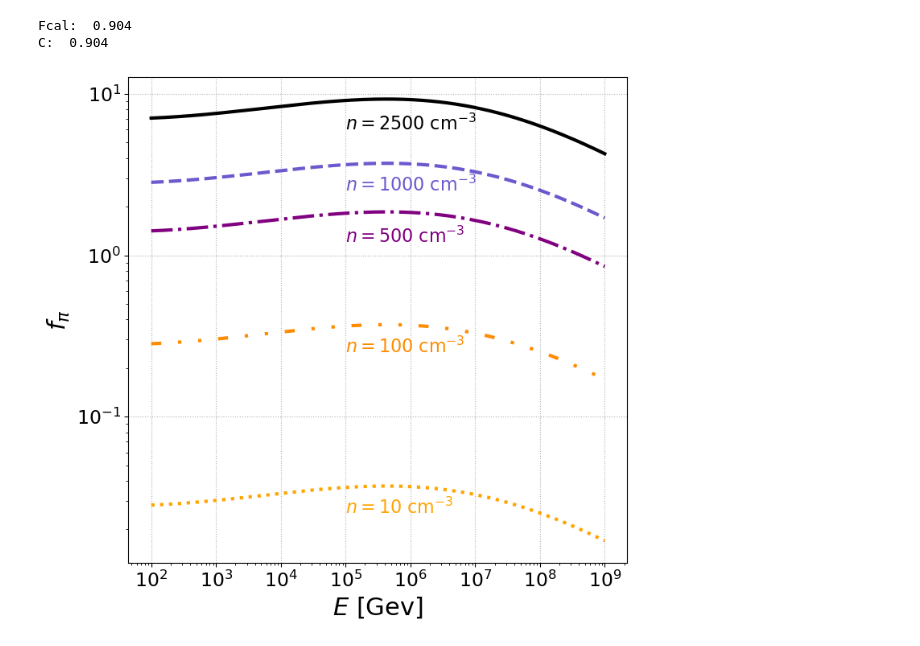
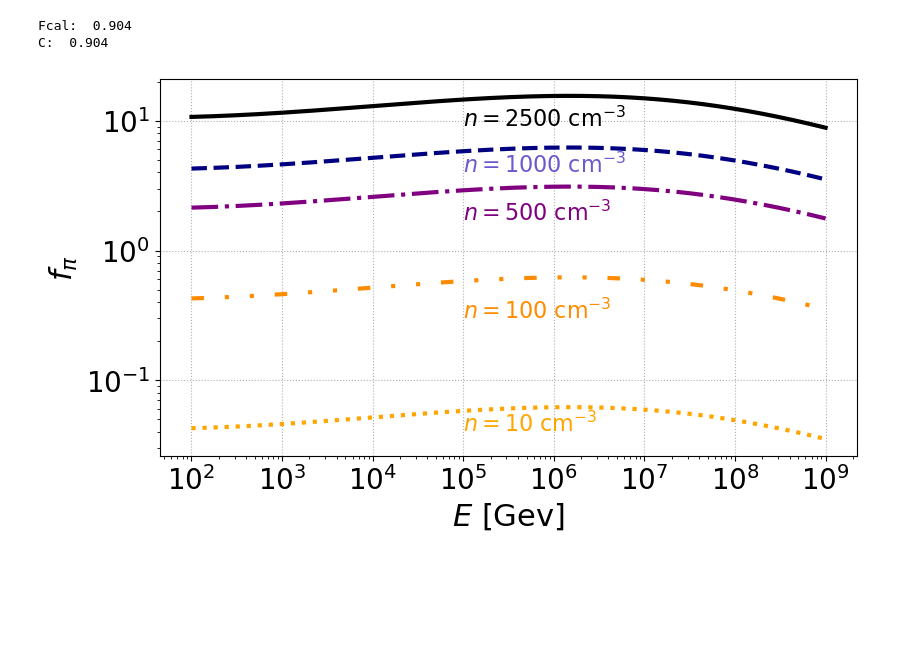
Before and after one commit to YarnoMerckx/u-lirg-timescale-analysis, a Jupyter notebook: Timescale.ipynb, the cells around one changed output. Saved outputs shown, nothing was run; the diff lists cells and outputs as text; code cells hidden in the pictures; blank space fills up the shorter version.

```diff
--- a/Timescale.ipynb
+++ b/Timescale.ipynb
@@ -529,32 +529,32 @@ def efficiency_pp(E, n_in,t_escin):
     t = (t_escin*u.yr).to(u.s)
     return (c*n*sigma*kappa*t).value
 # %%
-fig=plt.figure(figsize=(8,8), dpi= 100, facecolor='w', edgecolor='k')
+fig=plt.figure(figsize=(9,5), dpi= 100, facecolor='w', edgecolor='k')
 
 E_eff_p = np.logspace(np.log10(1e2),np.log10(1e9),1000)
-plt.plot(E_eff_p, efficiency_pp(E_eff_p, 2500, t_esc(E_eff_p,100,500,Bplot)), label = '$n$ = 2500 cm$^{-3}$', linewidth = 3, color = 'black' )
-plt.text(1e5,6,'$n=2500$ cm$^{-3}$', fontsize = 16,color = 'black')
-plt.plot(E_eff_p, efficiency_pp(E_eff_p, 1e3, t_esc(E_eff_p,100,500,Bplot)), color = 'slateblue',label = '$n$ = 1000 cm$^{-3}$', linewidth = 3,linestyle='dashed' )
-plt.text(1e5,2.5,'$n=1000$ cm$^{-3}$', fontsize = 16, color = 'slateblue')
+plt.plot(E_eff_p, efficiency_pp(E_eff_p, 2500, t_esc(E_eff_p,150,500,Bplot)), label = '$n$ = 2500 cm$^{-3}$', linewidth = 3, color = 'black' )
+plt.text(1e5,9,'$n=2500$ cm$^{-3}$', fontsize = 16,color = 'black')
+plt.plot(E_eff_p, efficiency_pp(E_eff_p, 1e3, t_esc(E_eff_p,150,500,Bplot)), color = 'navy',label = '$n$ = 1000 cm$^{-3}$', linewidth = 3,linestyle='dashed' )
+plt.text(1e5,4,'$n=1000$ cm$^{-3}$', fontsize = 16, color = 'slateblue')
 
-plt.plot(E_eff_p, efficiency_pp(E_eff_p, 5e2, t_esc(E_eff_p,100,500,Bplot)), color = 'purple',linestyle = '-.', label = '$n$ = 500 cm$^{-3}$', linewidth = 3)
-plt.text(1e5,1.2,'$n=500$ cm$^{-3}$', fontsize = 16, color = 'purple')
+plt.plot(E_eff_p, efficiency_pp(E_eff_p, 5e2, t_esc(E_eff_p,150,500,Bplot)), color = 'purple',linestyle = '-.', label = '$n$ = 500 cm$^{-3}$', linewidth = 3)
+plt.text(1e5,1.7,'$n=500$ cm$^{-3}$', fontsize = 16, color = 'purple')
 
-plt.plot(E_eff_p, efficiency_pp(E_eff_p, 1e2, t_esc(E_eff_p,100,500,Bplot)), color = 'darkorange',linestyle = ((0, (3, 5, 1, 5, 1, 5))), label = '$n$ = 100 cm$^{-3}$', linewidth = 3)
-plt.text(1e5,0.25,'$n=100$ cm$^{-3}$', fontsize = 16, color = 'darkorange')
+plt.plot(E_eff_p, efficiency_pp(E_eff_p, 1e2, t_esc(E_eff_p,150,500,Bplot)), color = 'darkorange',linestyle = ((0, (3, 5, 1, 5, 1, 5))), label = '$n$ = 100 cm$^{-3}$', linewidth = 3)
+plt.text(1e5,0.3,'$n=100$ cm$^{-3}$', fontsize = 16, color = 'darkorange')
 
-plt.plot(E_eff_p, efficiency_pp(E_eff_p, 1e1, t_esc(E_eff_p,100,500,Bplot)),color = 'orange', label = '$n$ = 10 cm$^{-3}$', linestyle = 'dotted', linewidth = 3)
-plt.text(1e5,0.025,'$n=10$ cm$^{-3}$', fontsize = 16,color ='orange')
+plt.plot(E_eff_p, efficiency_pp(E_eff_p, 1e1, t_esc(E_eff_p,150,500,Bplot)),color = 'orange', label = '$n$ = 10 cm$^{-3}$', linestyle = 'dotted', linewidth = 3)
+plt.text(1e5,0.04,'$n=10$ cm$^{-3}$', fontsize = 16,color ='orange')
 
 #plt.axhline(y = 1, c= 'grey', label = 'Energy-conservation bound', linewidth = 3, linestyle = 'dotted')
 plt.xlabel('$E$ [Gev]', fontsize = 22)
 plt.ylabel('$f_{\pi}$ ', fontsize = 22)
 #plt.legend(fontsize = 15, loc = "best")
-plt.xticks(fontsize = 17)
-plt.yticks(fontsize = 17)
+plt.xticks(fontsize = 20)
+plt.yticks(fontsize = 20)
 plt.xscale('log')
 plt.yscale('log')
 plt.grid(ls = 'dotted')
-#plt.savefig("/Users/yarno/Documents/PhD/Pictures/Extrapolation_plots/fpp.png",bbox_inches="tight")
+plt.savefig("/Users/yarno/Documents/PhD/Pictures/Extrapolation_plots/fpp.png",bbox_inches="tight")
 # %% [output]
-[figure, old version]
+[figure, new version]
```
